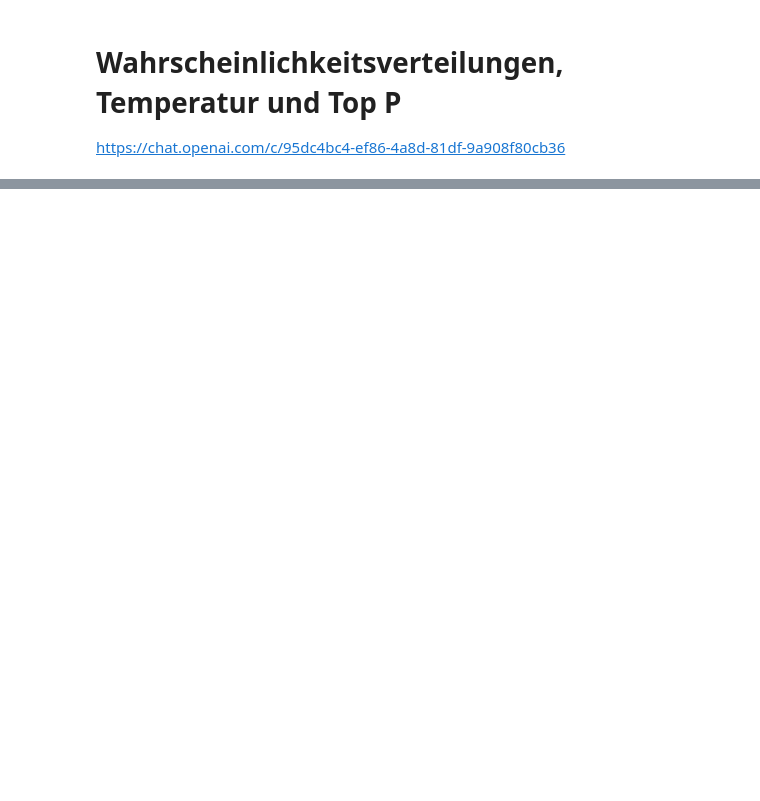
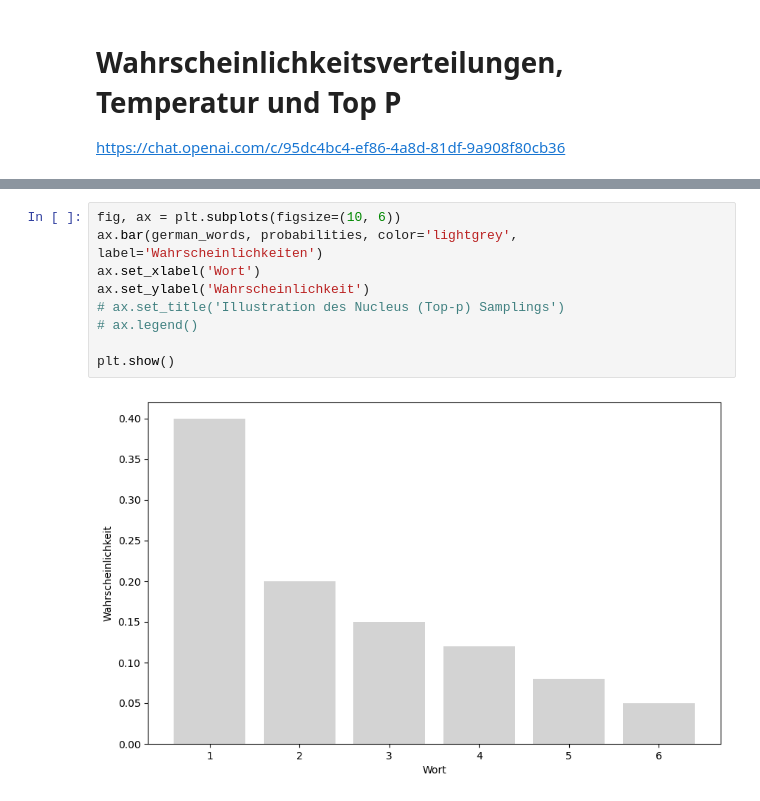
Before and after one commit to DJCordhose/transformers, a Jupyter notebook: notebooks/plots.ipynb, the cells around one changed output, grey strips where cells are left out. Drawn from its saved outputs; the diff is of its cells as text; blank space fills up the shorter version.

```diff
--- a/notebooks/plots.ipynb
+++ b/notebooks/plots.ipynb
@@ -99,3 +102,14 @@ plt.show()
+# %%
+fig, ax = plt.subplots(figsize=(10, 6))
+ax.bar(german_words, probabilities, color='lightgrey', label='Wahrscheinlichkeiten')
+ax.set_xlabel('Wort')
+ax.set_ylabel('Wahrscheinlichkeit')
+# ax.set_title('Illustration des Nucleus (Top-p) Samplings')
+# ax.legend()
+
+plt.show()
+# %% [output]
+[figure, added]
 # %%
 fig, ax = plt.subplots(figsize=(10, 6))
 ax.bar(german_words, nucleus_probs, color='skyblue', label='Nach Nucleus Sampling')
```
Also changed, not shown: parts of 8 cells of this notebook.
